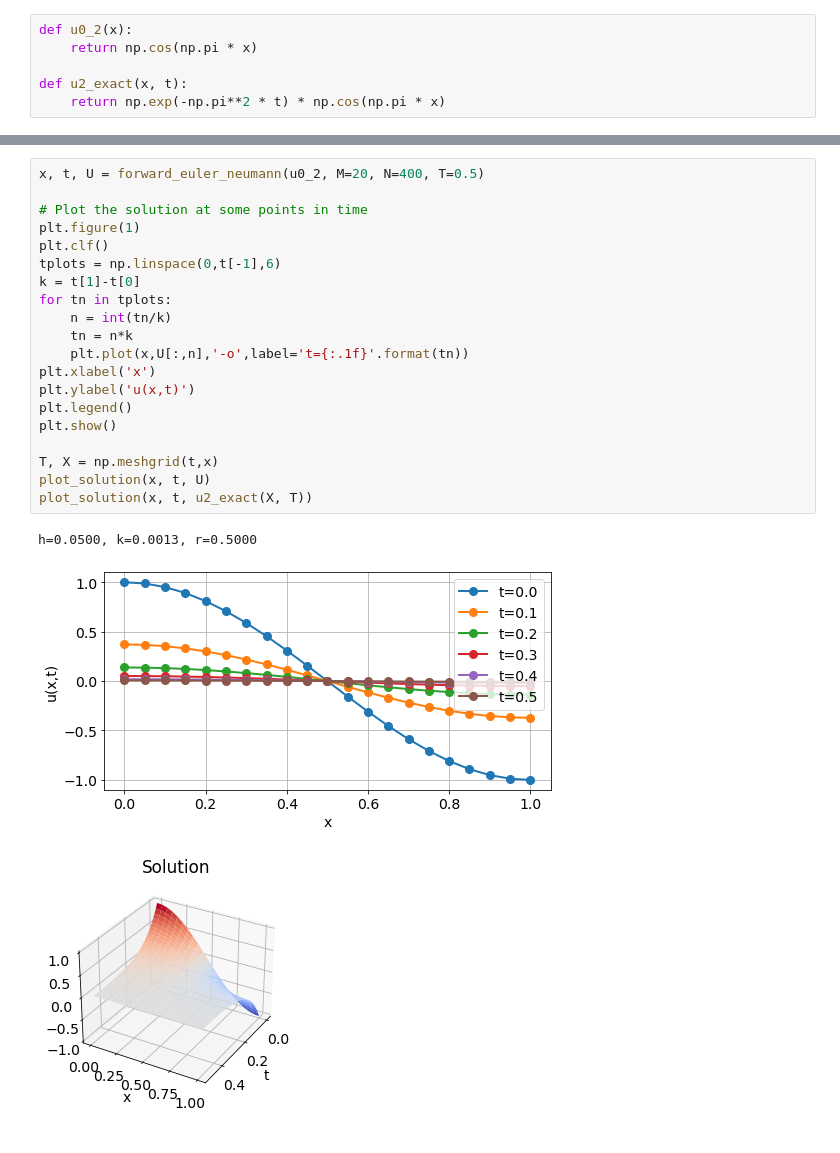
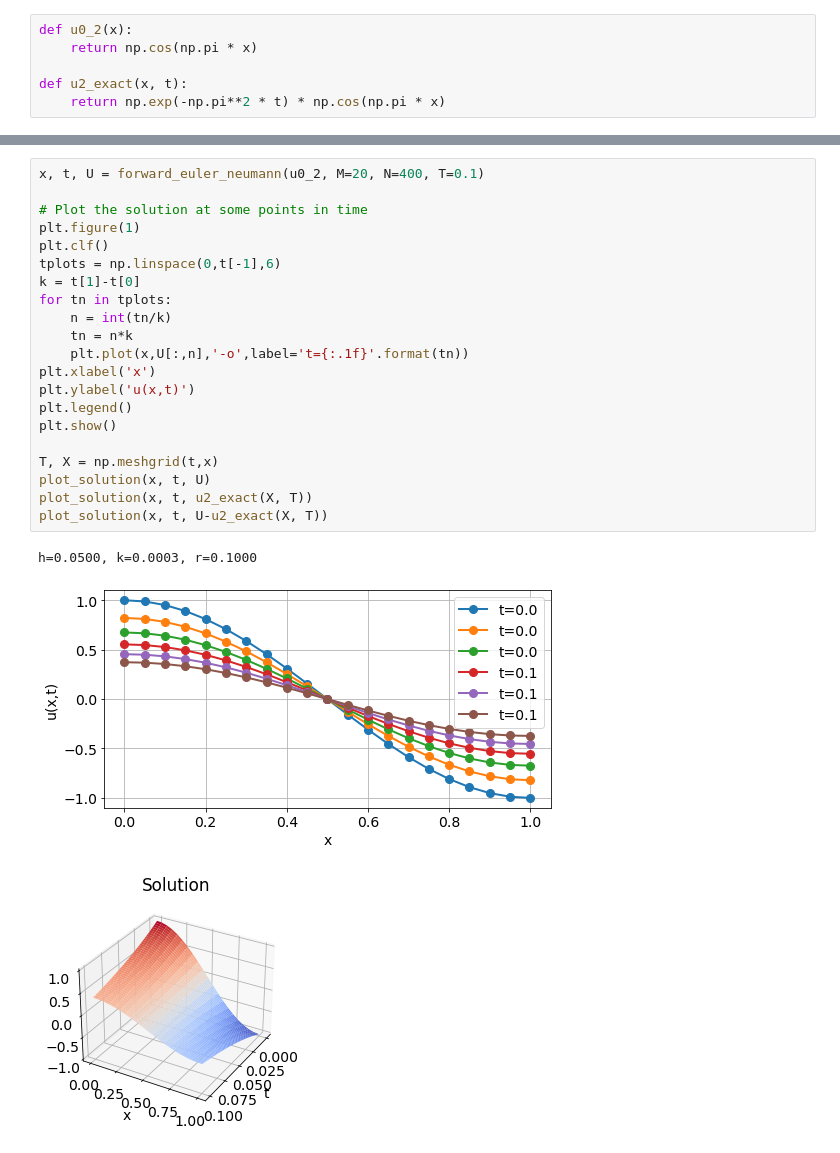
Before and after one commit to aledha/TMA4212-NumDiffDiff, a Jupyter notebook: Exercise 2/Ex2.ipynb, the cells around one changed output, grey strips where cells are left out. Drawn from its saved outputs; the diff is of its cells as text.

```diff
--- a/Exercise 2/Ex2.ipynb
+++ b/Exercise 2/Ex2.ipynb
@@ -405,26 +405,27 @@ def forward_euler_neumann(g, M=10, N=100, T=0.5):
         U[M, n+1] = (1 - 2*r) * U[M, n] + 2*r * U[M-1, n]
     return x, t, U
 # %%
-x, t, U = forward_euler_neumann(u0_2, M=20, N=400, T=0.5)
+x, t, U = forward_euler_neumann(u0_2, M=20, N=400, T=0.1)
 
 # Plot the solution at some points in time
 plt.figure(1)
 plt.clf()
 tplots = np.linspace(0,t[-1],6)
 k = t[1]-t[0]
 for tn in tplots:
     n = int(tn/k)
     tn = n*k
     plt.plot(x,U[:,n],'-o',label='t={:.1f}'.format(tn))
 plt.xlabel('x')
 plt.ylabel('u(x,t)')
 plt.legend()
 plt.show()
 
 T, X = np.meshgrid(t,x)
 plot_solution(x, t, U)
 plot_solution(x, t, u2_exact(X, T))
+plot_solution(x, t, U-u2_exact(X, T))
 # %% [output]
-h=0.0500, k=0.0013, r=0.5000
+h=0.0500, k=0.0003, r=0.1000
-[figure, old version]
+[figure, new version]
-[figure, old version]
+[figure, new version]
```
Also changed, not shown: parts of 11 cells of this notebook, 1 other file.
